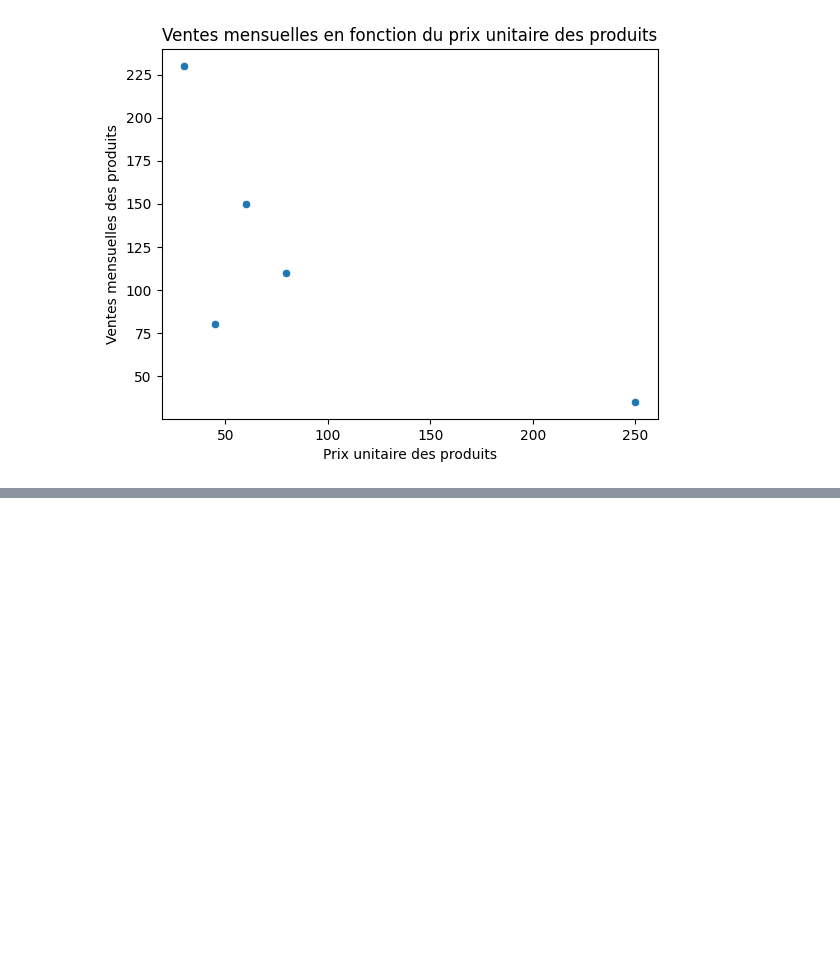
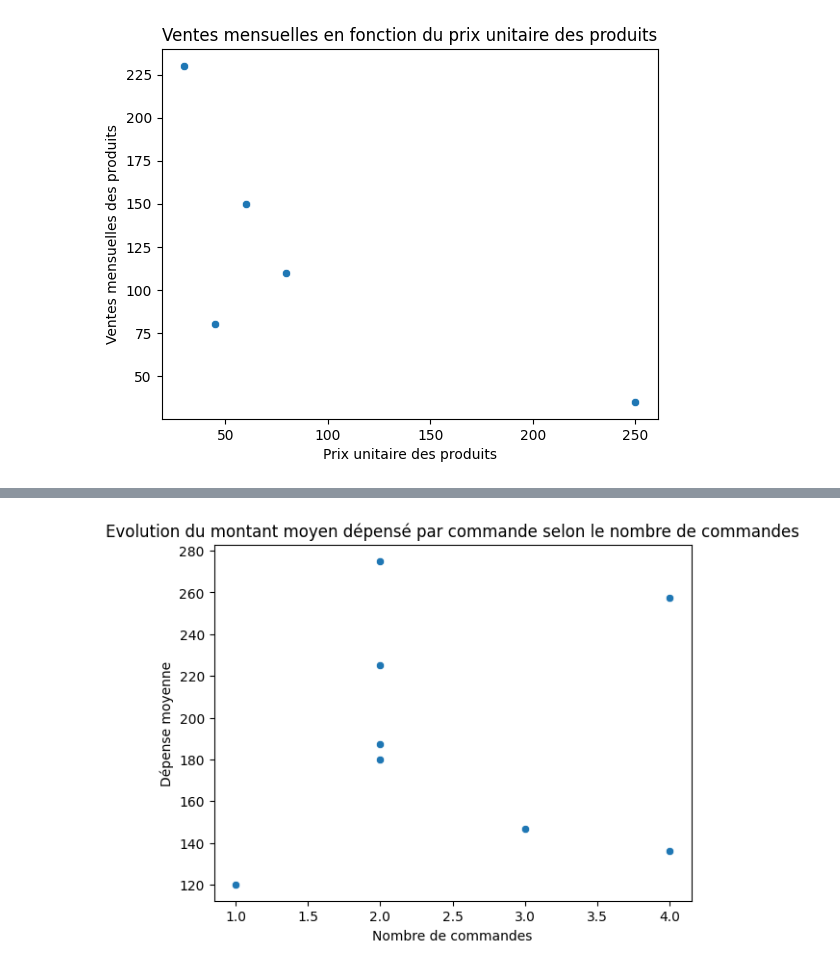
Before and after one commit to vicduch/apprentissageMLPython, a Jupyter notebook: Apprentissage_Python_ML.ipynb, the cells around one changed output, grey strips where cells are left out. Drawn from its saved outputs; the diff is of its cells as text; code cells hidden in the pictures; blank space fills up the shorter version.

```diff
--- a/Apprentissage_Python_ML.ipynb
+++ b/Apprentissage_Python_ML.ipynb
@@ -664,0 +882,8 @@ plt.show()
+# %%
+sns.scatterplot(data = df_client, x = 'Nombre_Commandes', y = 'Depense_Moyenne_Par_Commande')
+plt.xlabel('Nombre de commandes')
+plt.ylabel('Dépense moyenne')
+plt.title('Evolution du montant moyen dépensé par commande selon le nombre de commandes')
+plt.show()
+# %% [output]
+[figure, added]
```
Also changed, not shown: parts of 20 cells of this notebook.
